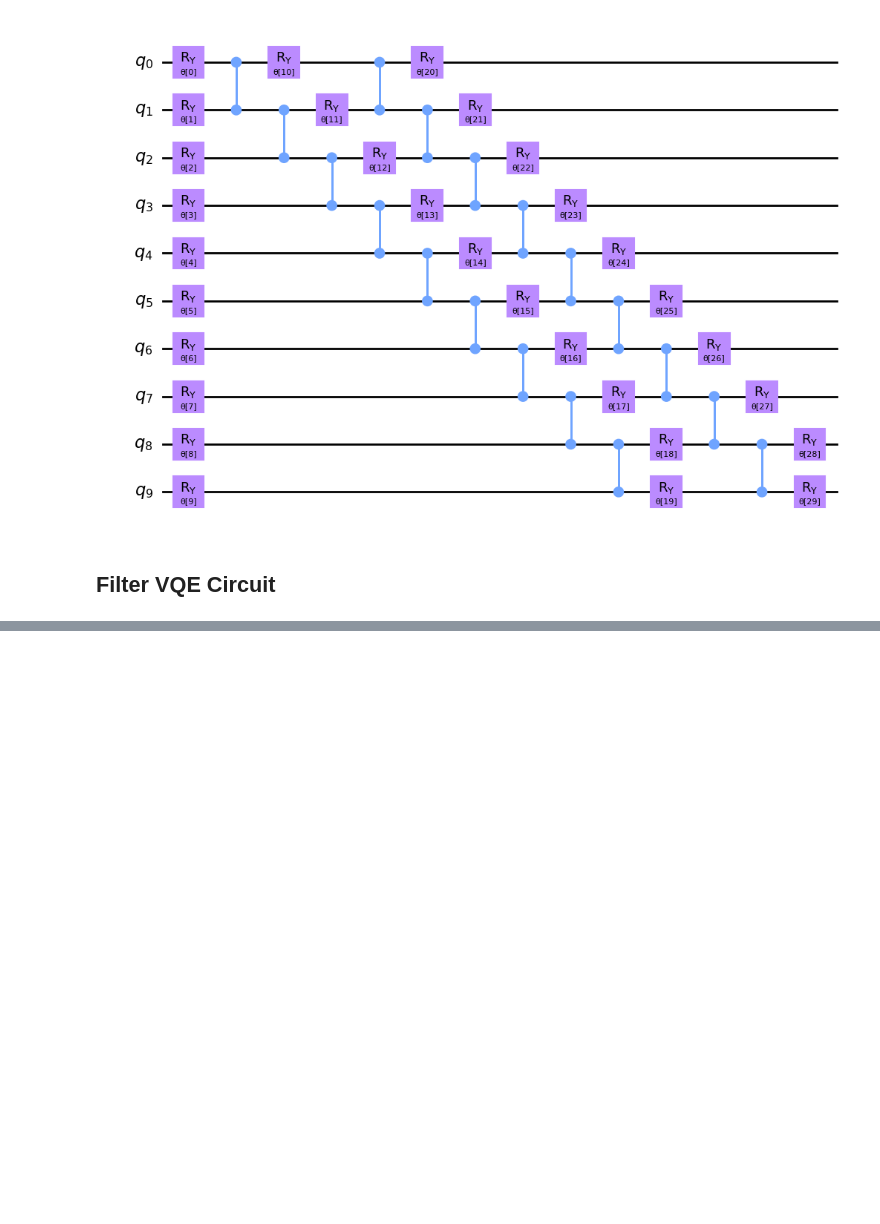
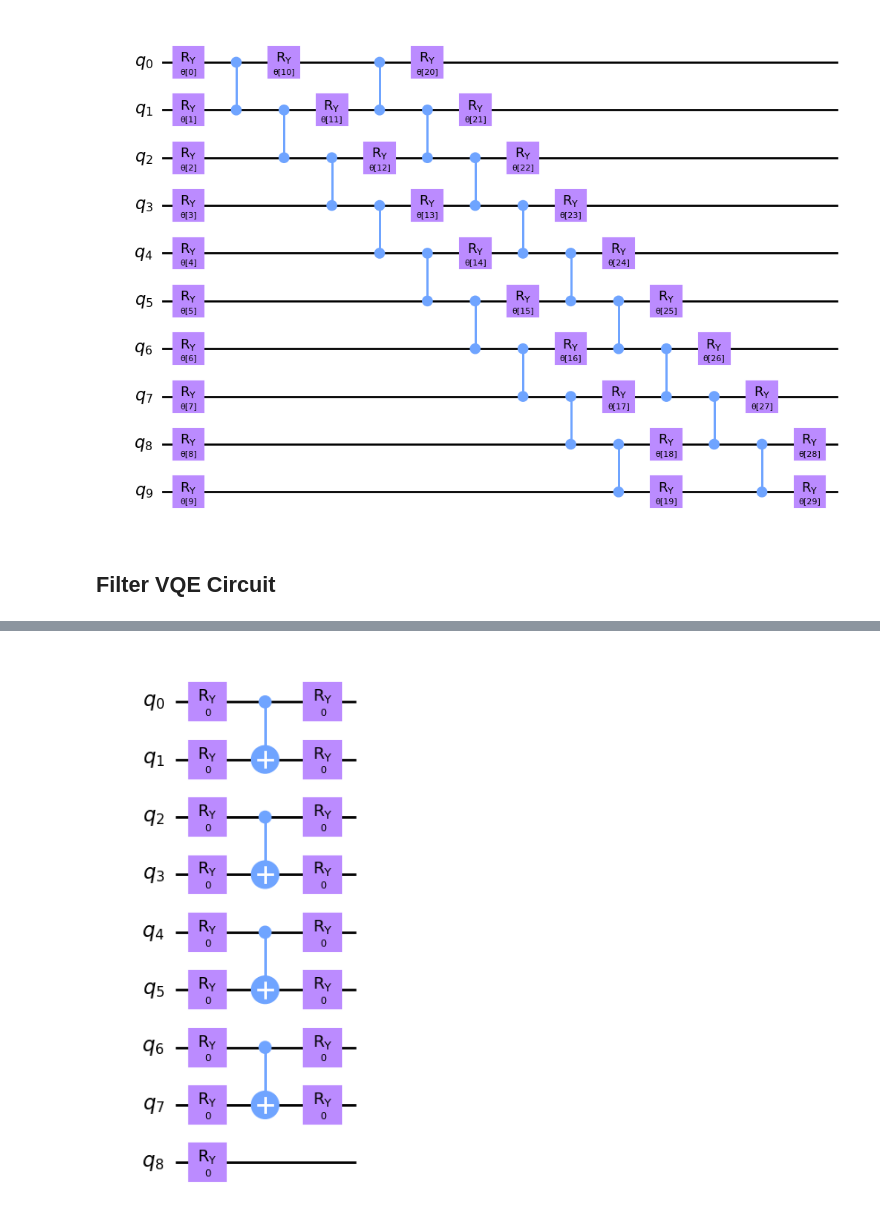
Before and after one commit to vivekkatial/HAQC, a Jupyter notebook: notebooks/16-filtering-vqe.ipynb, the cells around one changed output, grey strips where cells are left out. Saved outputs shown, nothing was run; the diff lists cells and outputs as text; code cells hidden in the pictures; blank space fills up the shorter version.

```diff
--- a/notebooks/16-filtering-vqe.ipynb
+++ b/notebooks/16-filtering-vqe.ipynb
@@ -533,0 +639,9 @@ res
+# %%
+#def add_parameterised_quantum_circut(qc):
+i = 1
+while i < qc.num_qubits:
+    print(f"Adding on {i}")
+    if i % 2 == 1:
+        qc.cnot(i-1, i)
+    qc.ry(0,i-1)
+    i += 1
@@ -533,0 +657,4 @@ res
+# %%
+qc.draw('mpl')
+# %% [output]
+[figure, added]
```
Also changed, not shown: parts of 35 cells of this notebook.
